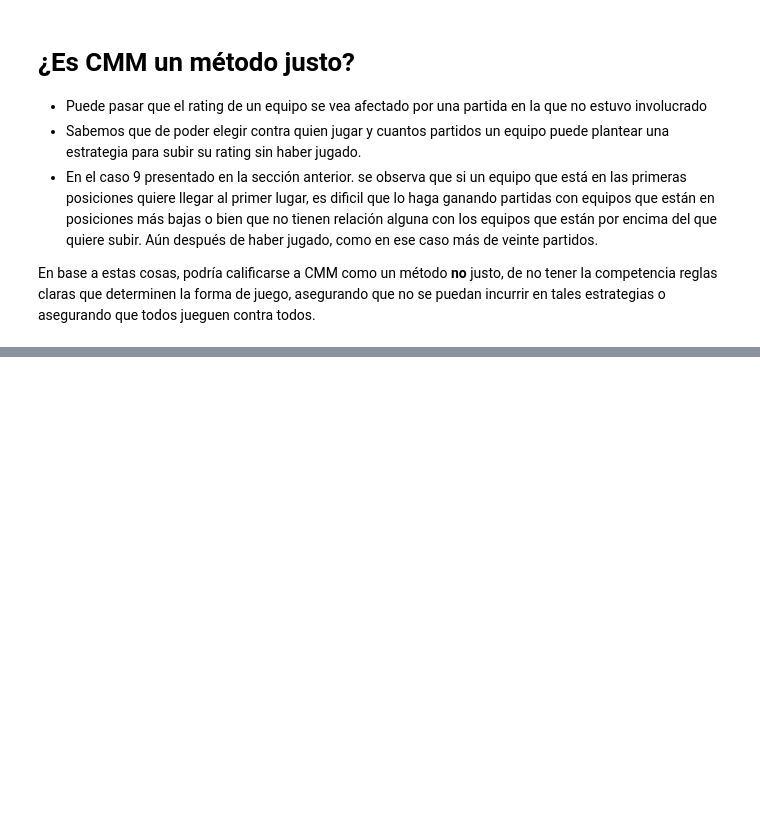
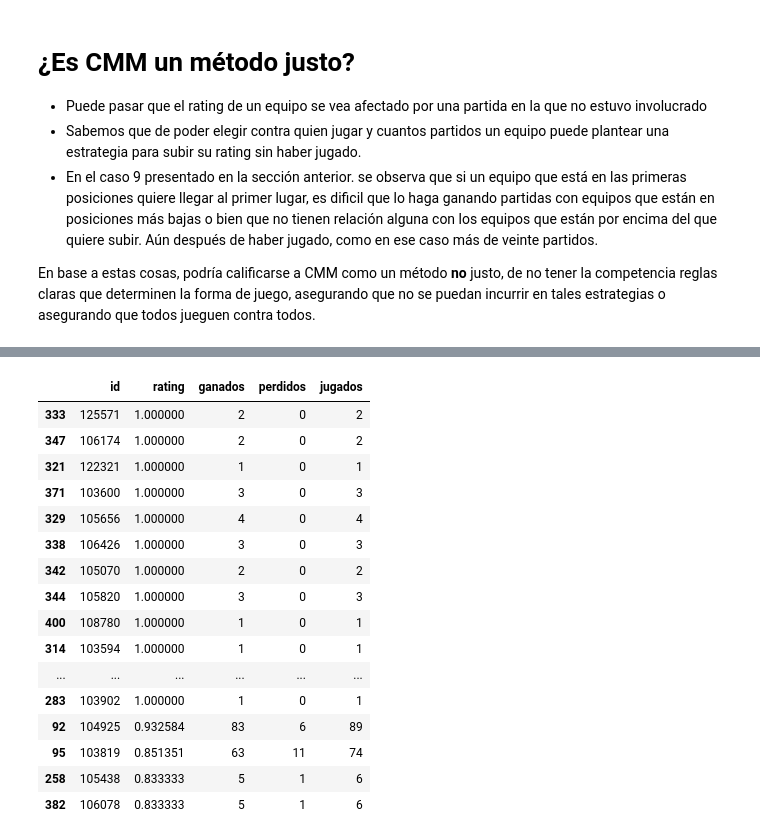
Before and after one commit to fzanollo/metodos-num, a Jupyter notebook: tp1/src/CasosCMM.ipynb, the cells around one changed output, grey strips where cells are left out. Saved outputs shown, nothing was run; the diff lists cells and outputs as text; code cells hidden in the pictures; blank space fills up the shorter version.

```diff
--- a/tp1/src/CasosCMM.ipynb
+++ b/tp1/src/CasosCMM.ipynb
@@ -154,0 +244,20 @@ En base a estas cosas, podría calificarse a CMM como un método __no__ justo, d
+# %%
+top_wp
+# %% [output]
+|  | id | rating | ganados | perdidos | jugados |
+| 333 | 125571 | 1.000000 | 2 | 0 | 2 |
+| 347 | 106174 | 1.000000 | 2 | 0 | 2 |
+| 321 | 122321 | 1.000000 | 1 | 0 | 1 |
+| 371 | 103600 | 1.000000 | 3 | 0 | 3 |
+| 329 | 105656 | 1.000000 | 4 | 0 | 4 |
+| 338 | 106426 | 1.000000 | 3 | 0 | 3 |
+| 342 | 105070 | 1.000000 | 2 | 0 | 2 |
+| 344 | 105820 | 1.000000 | 3 | 0 | 3 |
+| 400 | 108780 | 1.000000 | 1 | 0 | 1 |
+| 314 | 103594 | 1.000000 | 1 | 0 | 1 |
+| ... | ... | ... | ... | ... | ... |
+| 283 | 103902 | 1.000000 | 1 | 0 | 1 |
+| 92 | 104925 | 0.932584 | 83 | 6 | 89 |
+| 95 | 103819 | 0.851351 | 63 | 11 | 74 |
+| 258 | 105438 | 0.833333 | 5 | 1 | 6 |
+| 382 | 106078 | 0.833333 | 5 | 1 | 6 |
```
Also changed, not shown: parts of 7 cells of this notebook, 5 other files.
